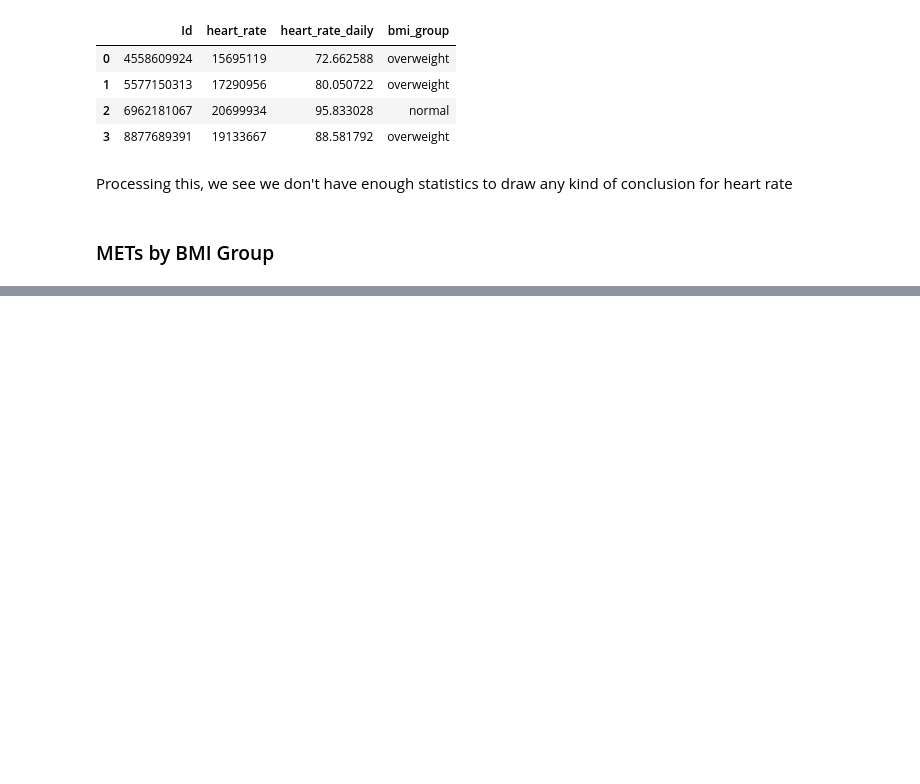
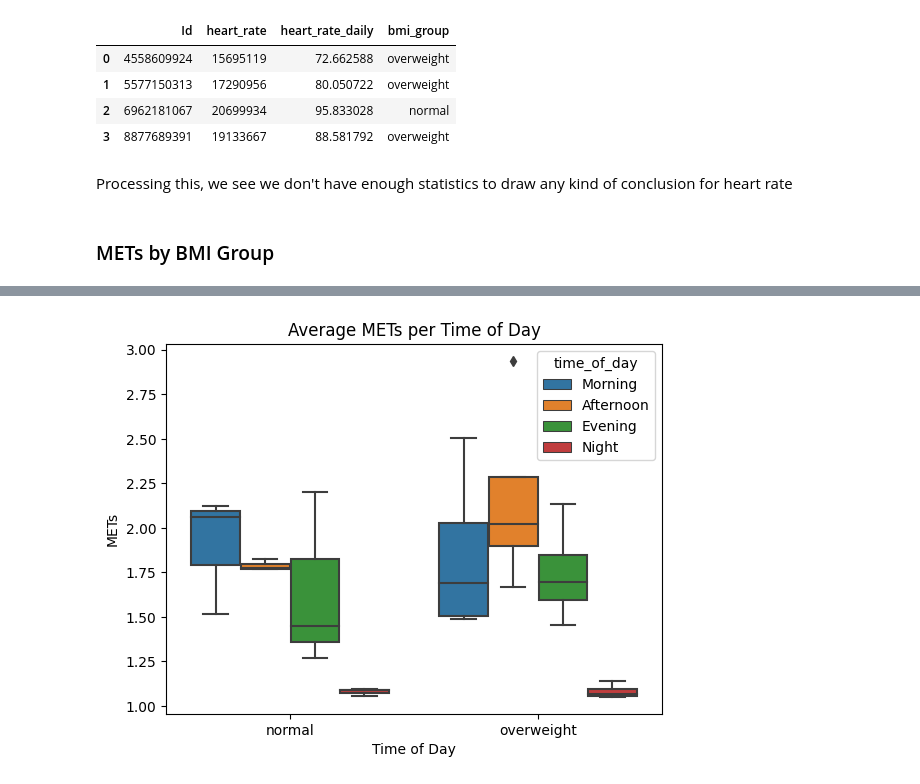
Before and after one commit to paulgreber/WellnessAnalysis, a Jupyter notebook: wellness_analysis.ipynb, the cells around one changed output, grey strips where cells are left out. Cells and saved outputs as stored; diff of their text form; code cells hidden in the pictures; blank space fills up the shorter version.

```diff
--- a/wellness_analysis.ipynb
+++ b/wellness_analysis.ipynb
@@ -1325,0 +1354,3 @@ Processing this, we see we don't have enough statistics to draw any kind of conc
+# %%
+total_days = (bmi_mets['datetime'].max() - bmi_mets['datetime'].min()).days
+total_days
@@ -1325,0 +1396,9 @@ Processing this, we see we don't have enough statistics to draw any kind of conc
+# %%
+bmi_mets_time_of_day = calc_time_of_day(bmi_mets)
+bmi_mets_time_of_day = bmi_mets_time_of_day.drop(columns=['datetime', 'METs'])
+bmi_mets_time_of_day = bmi_mets_time_of_day.groupby(["Id", "time_of_day"]).sum(numeric_only=True)
+bmi_mets_time_of_day = bmi_mets_time_of_day.reset_index()
+bmi_mets_time_of_day["average_mets"] = bmi_mets_time_of_day['true_mets'] / (6*60*total_days)
+
+bmi_mets_time_of_day = calc_bmi_group(bmi_mets_time_of_day)
+bmi_mets_time_of_day.head(4)
@@ -1325,0 +1411,14 @@ Processing this, we see we don't have enough statistics to draw any kind of conc
+# %%
+sns.boxplot(
+    data=bmi_mets_time_of_day,
+    x="bmi_group",
+    y="average_mets",
+    hue="time_of_day"
+).set(
+    title="Average METs per Time of Day",
+    xlabel="Time of Day",
+    ylabel="METs"
+)
+plt.show()
+# %% [output]
+[figure, added]
```
Also changed, not shown: parts of 15 cells of this notebook, 18 other files.
